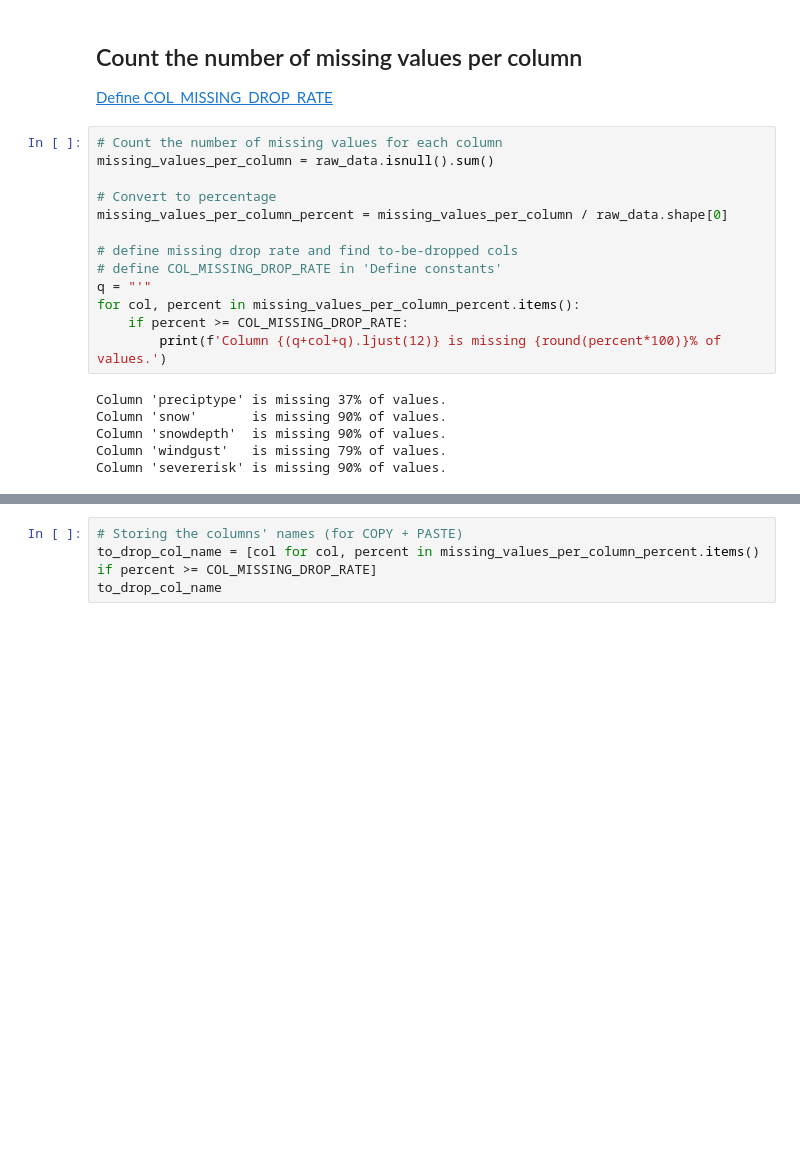
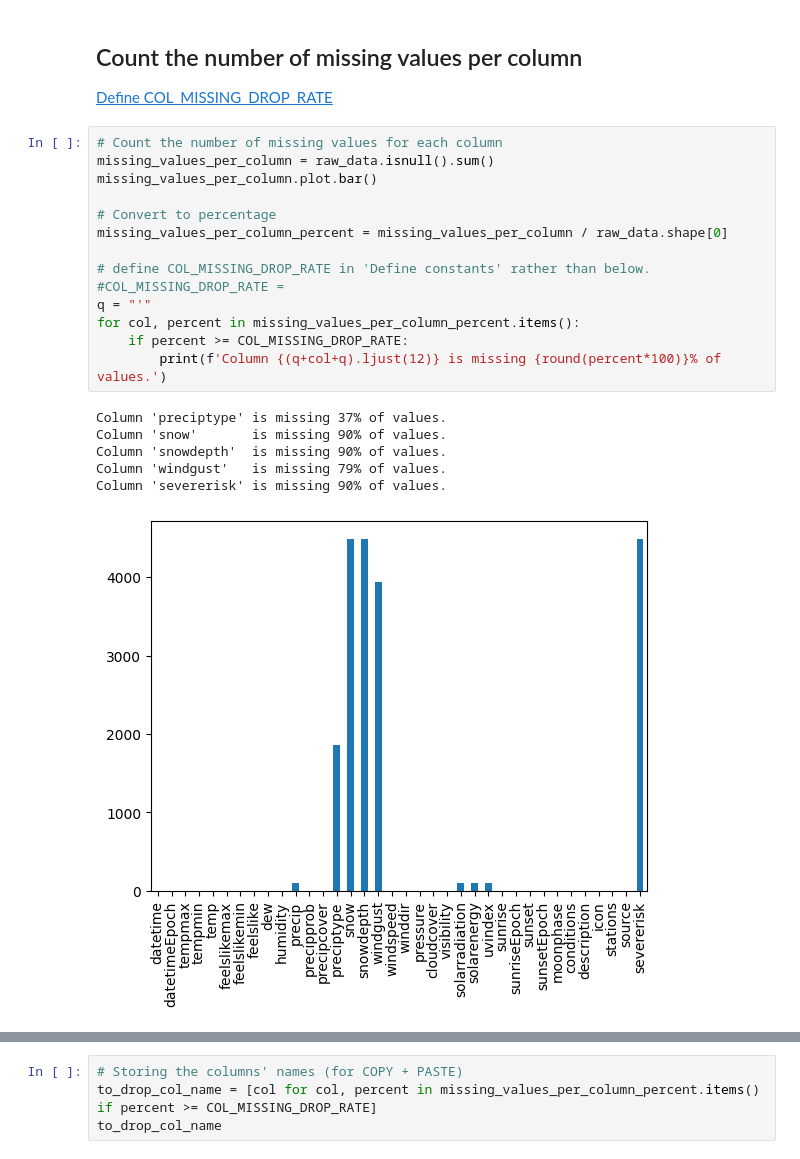
Before and after one commit to khanhnhan1512/Final-Project-Intro-Ds, a Jupyter notebook: src/02a-Data_Exploration.ipynb, the cells around one changed output, grey strips where cells are left out. Drawn from its saved outputs; the diff is of its cells as text; blank space fills up the shorter version.

```diff
--- a/src/02a-Data_Exploration.ipynb
+++ b/src/02a-Data_Exploration.ipynb
@@ -115,19 +269,21 @@ Missing 9 values, there are 96 rows (2%).
 # %%
 # Count the number of missing values for each column
 missing_values_per_column = raw_data.isnull().sum()
+missing_values_per_column.plot.bar()
 
 # Convert to percentage
 missing_values_per_column_percent = missing_values_per_column / raw_data.shape[0]
 
-# define missing drop rate and find to-be-dropped cols
-# define COL_MISSING_DROP_RATE in 'Define constants'
+# define COL_MISSING_DROP_RATE in 'Define constants' rather than below.
+#COL_MISSING_DROP_RATE =
 q = "'"
 for col, percent in missing_values_per_column_percent.items():
     if percent >= COL_MISSING_DROP_RATE:
         print(f'Column {(q+col+q).ljust(12)} is missing {round(percent*100)}% of values.')
 # %% [output]
 Column 'preciptype' is missing 37% of values.
 Column 'snow'       is missing 90% of values.
 Column 'snowdepth'  is missing 90% of values.
 Column 'windgust'   is missing 79% of values.
 Column 'severerisk' is missing 90% of values.
+[figure, added]
```
Also changed, not shown: parts of 49 cells of this notebook.
